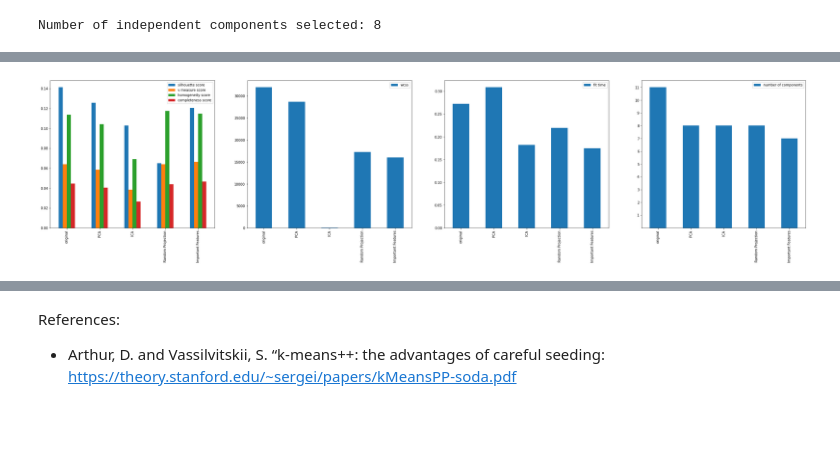
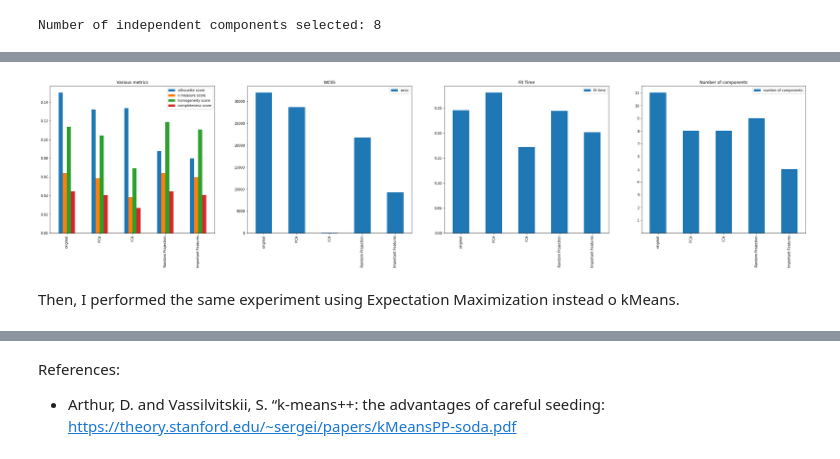
Before and after one commit to dimter/cs-7641-unsupervised-learning, a Jupyter notebook: wine-analysis.ipynb, the cells around one changed output, grey strips where cells are left out. Saved outputs shown, nothing was run; the diff lists cells and outputs as text; code cells hidden in the pictures; blank space fills up the shorter version.

```diff
--- a/wine-analysis.ipynb
+++ b/wine-analysis.ipynb
@@ -458,2 +590,2 @@ plot_clustering_metrics(ax, 'MSE', 'mse', 'number of independent components', {'
 # %%
-RANDOM_PROJECTION_COMPONENTS = 8
+RANDOM_PROJECTION_COMPONENTS = 9
@@ -462,16 +606,16 @@ from sklearn.ensemble import AdaBoostClassifier
 from sklearn.inspection import permutation_importance
 
 ensemble = AdaBoostClassifier(n_estimators=100, random_state=42)
-ensemble.fit(features, wine_labels_2)
+ensemble.fit(features, labels_2)
 
-result = permutation_importance(ensemble, features, wine_labels_2, n_repeats=10, random_state=42, n_jobs=2)
+result = permutation_importance(ensemble, features, labels_2, n_repeats=10, random_state=42, n_jobs=2)
 
 feature_importances = pd.Series(result.importances_mean, index=features.columns)
 fig, ax = plt.subplots(1, 2, figsize=(16, 4))
 feature_importances.plot.bar(yerr=result.importances_std, ax=ax[0])
 ax[0].set_title("Feature importances using permutation on full model")
 ax[0].set_ylabel("Mean accuracy decrease")
-ax[0].axhline(0.005, linestyle='--', color='orange')
+ax[0].axhline(0.01, linestyle='--', color='orange')
 
 ax[1].set_title("Feature correlation with quality labels")
 ax[1].set_ylabel("correlation")
@@ -483,7 +627,7 @@ plt.show()
 # %%
 import pprint
 importances_mean = pd.DataFrame(result.importances_mean, index=features.columns, columns=['importance mean'])
-important_features = importances_mean[importances_mean['importance mean'] >= 0.005]
+important_features = importances_mean[importances_mean['importance mean'] >= 0.01]
 print('Important features based on AdaBoost Classifier:')
 pprint.pprint(list(important_features.index), indent=3)
 ENSEMBLE_IMPORTANT_FEATURES = list(important_features.index)
@@ -518,13 +662,13 @@ homogeneity_score = []
 completeness_score = []
 TIME_TESTS = 20
 progress_bar = tqdm(total=len(transformed_features_list) * TIME_TESTS)
-clustering_labels = []
+kmeans_clustering_labels = []
 for iteration in range(TIME_TESTS):
     for index, transformed_features in enumerate(transformed_features_list):
         kmeans = KMeans(n_clusters=K_MEANS_CLUSTERS, init=K_MEANS_INIT, random_state=42)
         t0 = time()
         kmeans.fit(transformed_features)
-        clustering_labels.append(kmeans.labels_)
+        kmeans_clustering_labels.append(kmeans.labels_)
         fit_time[index] += time() - t0
         if iteration == 0:
             wcss.append(kmeans.inertia_)
@@ -533,13 +677,13 @@ for iteration in range(TIME_TESTS):
                                                                 metric="euclidean",
                                                                 sample_size=300))
             v_measure_score.append(metrics.v_measure_score(
-                wine_labels_2, kmeans.labels_))
+                labels_2, kmeans.labels_))
 
             homogeneity_score.append(metrics.homogeneity_score(
-                wine_labels_2, kmeans.labels_))
+                labels_2, kmeans.labels_))
 
             completeness_score.append(metrics.completeness_score(
-                wine_labels_2, kmeans.labels_))
+                labels_2, kmeans.labels_))
         progress_bar.update(1)
 
 fit_time = np.divide(fit_time, TIME_TESTS)
@@ -566,11 +721,13 @@ kmeans_metrics
 # %%
 
 fig, ax = plt.subplots(1, 4, figsize=(40, 8))
-kmeans_metrics.plot.bar(y=['silhouette score', 'v measure score', 'homogeneity score', 'completeness score'], ax=ax[0])
-kmeans_metrics.plot.bar(y='wcss', ax=ax[1])
-kmeans_metrics.plot.bar(y='fit time', ax=ax[2])
+kmeans_metrics.plot.bar(y=['silhouette score', 'v measure score', 'homogeneity score', 'completeness score'], ax=ax[0], title='Various metrics')
+kmeans_metrics.plot.bar(y='wcss', ax=ax[1], title='WCSS')
+kmeans_metrics.plot.bar(y='fit time', ax=ax[2], title='Fit Time')
 ax[3].set_yticks(range(1, kmeans_metrics['number of components'].max() + 1))
-kmeans_metrics.plot.bar(y='number of components', ax=ax[3])
+kmeans_metrics.plot.bar(y='number of components', ax=ax[3], title='Number of components')
 plt.show()
 # %% [output]
-[figure, old version]
+[figure, new version]
+# %% [markdown]
+Then, I performed the same experiment using Expectation Maximization instead o kMeans.
```
Also changed, not shown: parts of 72 cells of this notebook, 35 other files.
